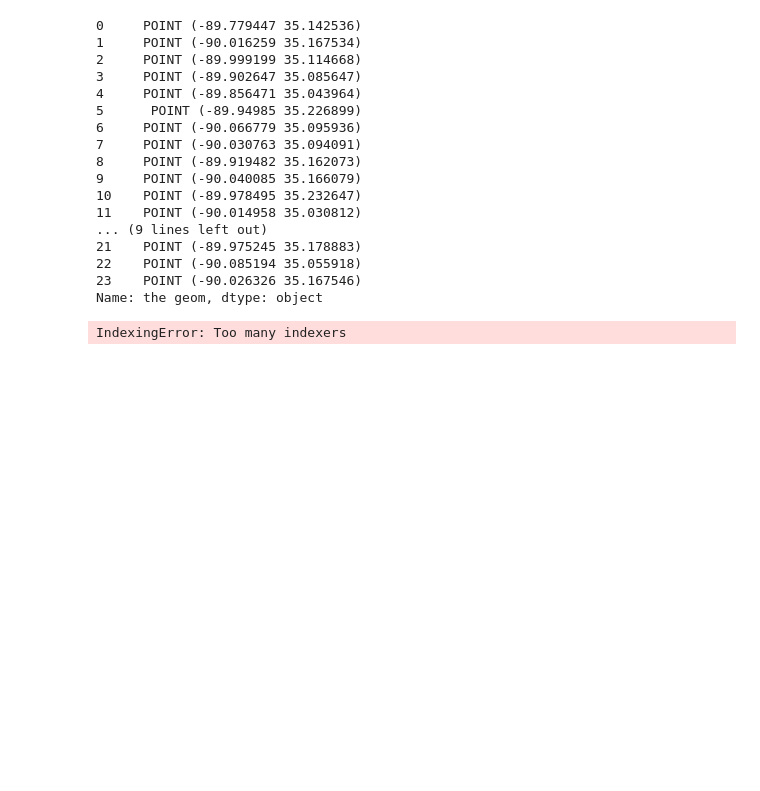
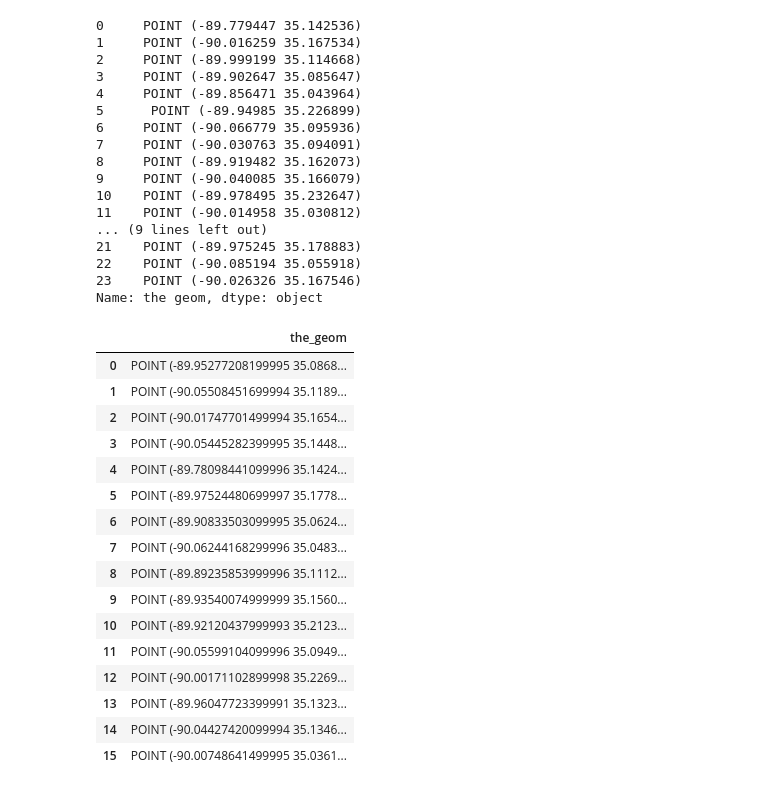
Before and after one commit to cynthiaWEpicCoder/M3, a Jupyter notebook: unpack.ipynb, the cells around one changed output. Drawn from its saved outputs; the diff is of its cells as text; code cells hidden in the pictures; blank space fills up the shorter version.

```diff
--- a/unpack.ipynb
+++ b/unpack.ipynb
@@ -84,8 +84,25 @@ community_cen
 22    POINT (-90.085194 35.055918)
 23    POINT (-90.026326 35.167546)
 Name: the geom, dtype: object
-# %%
-cooling_centers = libraries.iloc[:, 0] + community_cen.iloc[:, 0]
-cooling_centers
-# %% [output]
-IndexingError: Too many indexers
+# %%
+libraries_df = libraries.to_frame()  # Convert Series to DataFrame
+community_cen_df = community_cen.to_frame()  # Convert Series to DataFrame
+libraries_df
+# %% [output]
+|  | the_geom |
+| 0 | POINT (-89.95277208199995 35.0868... |
+| 1 | POINT (-90.05508451699994 35.1189... |
+| 2 | POINT (-90.01747701499994 35.1654... |
+| 3 | POINT (-90.05445282399995 35.1448... |
+| 4 | POINT (-89.78098441099996 35.1424... |
+| 5 | POINT (-89.97524480699997 35.1778... |
+| 6 | POINT (-89.90833503099995 35.0624... |
+| 7 | POINT (-90.06244168299996 35.0483... |
+| 8 | POINT (-89.89235853999996 35.1112... |
+| 9 | POINT (-89.93540074999999 35.1560... |
+| 10 | POINT (-89.92120437999993 35.2123... |
+| 11 | POINT (-90.05599104099996 35.0949... |
+| 12 | POINT (-90.00171102899998 35.2269... |
+| 13 | POINT (-89.96047723399991 35.1323... |
+| 14 | POINT (-90.04427420099994 35.1346... |
+| 15 | POINT (-90.00748641499995 35.0361... |
```
Also changed, not shown: parts of 3 cells of this notebook, 1 other file.
